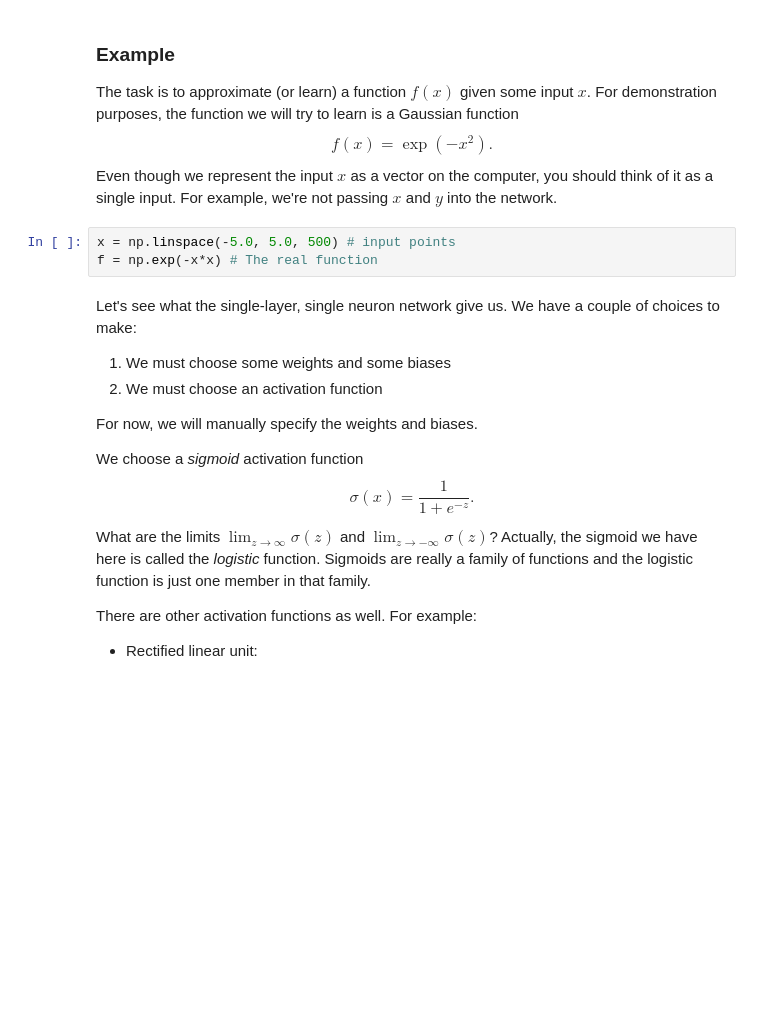
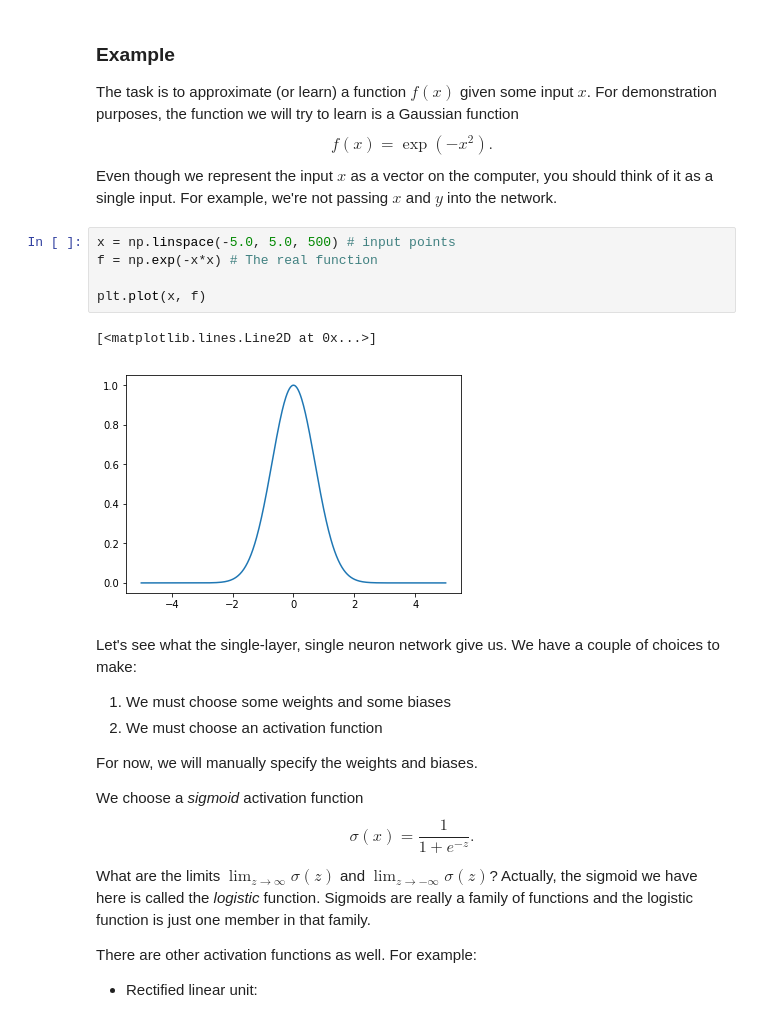
Before and after one commit to pavlosprotopapas/dswcc_fall_2018, a Jupyter notebook: labs/Lab1/Lab1-Solutions.ipynb, the cells around one changed output. Saved outputs shown, nothing was run; the diff lists cells and outputs as text; blank space fills up the shorter version.

```diff
--- a/labs/Lab1/Lab1-Solutions.ipynb
+++ b/labs/Lab1/Lab1-Solutions.ipynb
@@ -45,6 +45,11 @@ The task is to approximate (or learn) a function $f\left(x\right)$ given some in
 # %%
 x = np.linspace(-5.0, 5.0, 500) # input points
 f = np.exp(-x*x) # The real function
+
+plt.plot(x, f)
+# %% [output]
+[<matplotlib.lines.Line2D at 0x...>]
+[figure, added]
 # %% [markdown]
 Let's see what the single-layer, single neuron network give us.  We have a couple of choices to make:
 1. We must choose some weights and some biases
```
Also changed, not shown: parts of 11 cells of this notebook.
